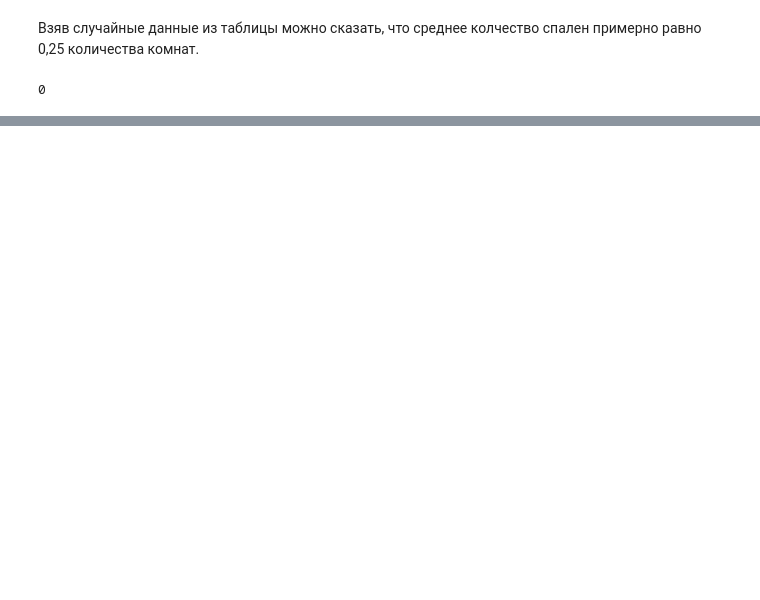
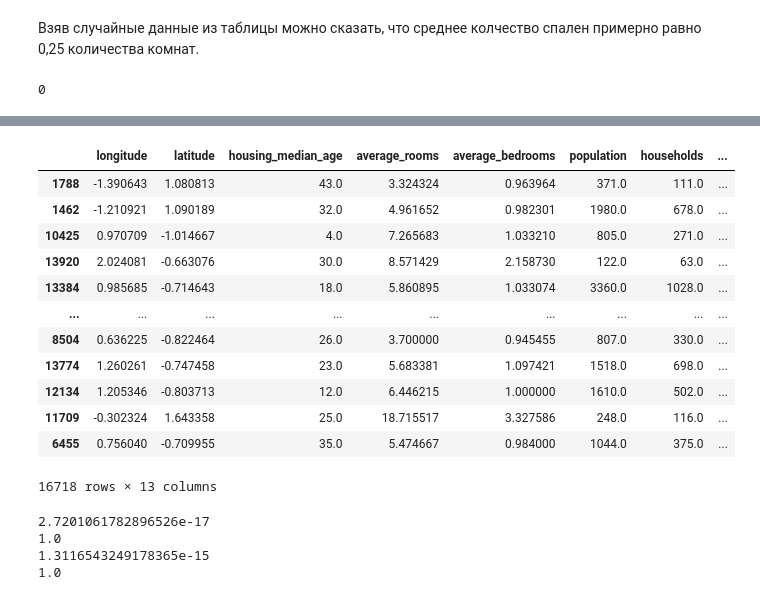
Before and after one commit to ileods/Labs, a Jupyter notebook: Лаба2/Часть 1.ipynb, the cells around one changed output, grey strips where cells are left out. Drawn from its saved outputs; the diff is of its cells as text; code cells hidden in the pictures; blank space fills up the shorter version.

```diff
--- a/Лаба2/Часть 1.ipynb
+++ b/Лаба2/Часть 1.ipynb
@@ -127,7 +131,7 @@ housing_train_dummies.sample(10)
 # %% [markdown]
 Взяв случайные данные из таблицы можно сказать, что среднее колчество спален примерно равно 0,25 количества комнат.
 # %%
-nan_indexes = housing_train_dummies[housing_train_dummies['average_bedrooms'].isnull()].index
-fill_data = housing_train_dummies['average_rooms']*0.25
-housing_train_dummies.loc[nan_indexes, 'average_bedrooms'] = pd.Series(fill_data, index=nan_indexes)
+nan_indexes = housing_train[housing_train['average_bedrooms'].isnull()].index
+fill_data = housing_train['average_rooms']*0.25
+housing_train.loc[nan_indexes, 'average_bedrooms'] = pd.Series(fill_data, index=nan_indexes)
 # %%
@@ -188,0 +141,29 @@ housing_val_dummies
+# %%
+housing_train['longitude'] = preprocessing.scale(housing_train['longitude'])
+housing_train['latitude'] = preprocessing.scale(housing_train['latitude'])
+# %%
+housing_train
+# %% [output]
+|  | longitude | latitude | housing_median_age | average_rooms | average_bedrooms | population | households | ... |
+| 1788 | -1.390643 | 1.080813 | 43.0 | 3.324324 | 0.963964 | 371.0 | 111.0 | ... |
+| 1462 | -1.210921 | 1.090189 | 32.0 | 4.961652 | 0.982301 | 1980.0 | 678.0 | ... |
+| 10425 | 0.970709 | -1.014667 | 4.0 | 7.265683 | 1.033210 | 805.0 | 271.0 | ... |
+| 13920 | 2.024081 | -0.663076 | 30.0 | 8.571429 | 2.158730 | 122.0 | 63.0 | ... |
+| 13384 | 0.985685 | -0.714643 | 18.0 | 5.860895 | 1.033074 | 3360.0 | 1028.0 | ... |
+| ... | ... | ... | ... | ... | ... | ... | ... | ... |
+| 8504 | 0.636225 | -0.822464 | 26.0 | 3.700000 | 0.945455 | 807.0 | 330.0 | ... |
+| 13774 | 1.260261 | -0.747458 | 23.0 | 5.683381 | 1.097421 | 1518.0 | 698.0 | ... |
+| 12134 | 1.205346 | -0.803713 | 12.0 | 6.446215 | 1.000000 | 1610.0 | 502.0 | ... |
+| 11709 | -0.302324 | 1.643358 | 25.0 | 18.715517 | 3.327586 | 248.0 | 116.0 | ... |
+| 6455 | 0.756040 | -0.709955 | 35.0 | 5.474667 | 0.984000 | 1044.0 | 375.0 | ... |
+16718 rows × 13 columns
+# %%
+print(housing_train['longitude'].to_numpy().mean(axis = 0))
+print(housing_train['longitude'].to_numpy().std(axis = 0))
+print(housing_train['latitude'].to_numpy().mean(axis = 0))
+print(housing_train['latitude'].to_numpy().std(axis = 0))
+# %% [output]
+2.7201061782896526e-17
+1.0
+1.3116543249178365e-15
+1.0
```
Also changed, not shown: parts of 26 cells of this notebook.
